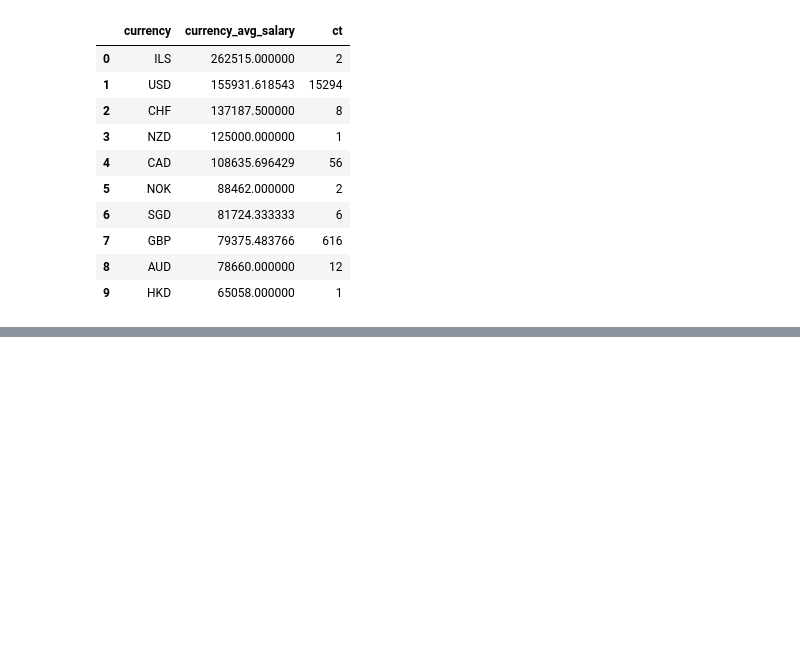
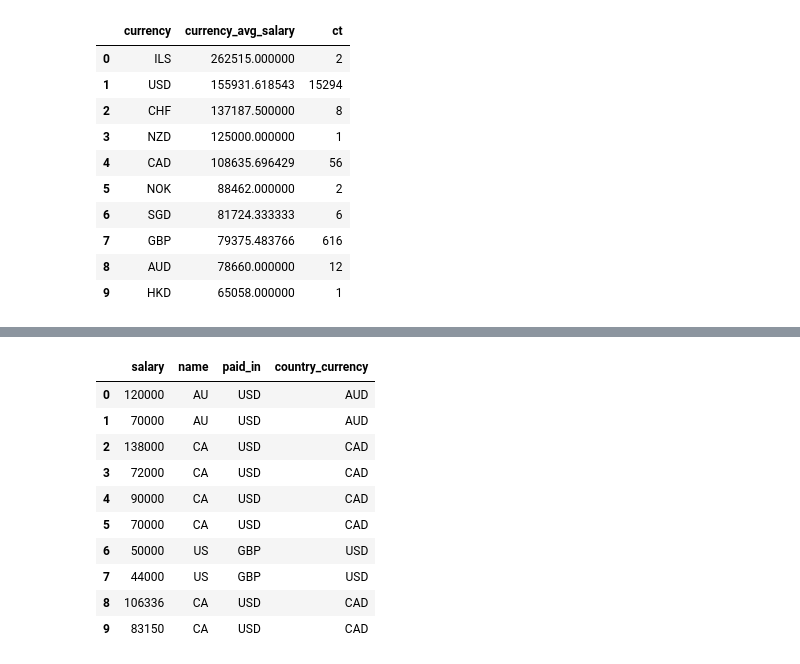
Before and after one commit to AdamYeisley/Group6, a Jupyter notebook: data_analysis.ipynb, the cells around one changed output, grey strips where cells are left out. Drawn from its saved outputs; the diff is of its cells as text; code cells hidden in the pictures; blank space fills up the shorter version.

```diff
--- a/data_analysis.ipynb
+++ b/data_analysis.ipynb
@@ -194,0 +443,19 @@ payByCurrency.head(10)
+# %%
+diffCurrency = pd.read_sql("SELECT e.salary, c.name, e.currency AS paid_in, m.cur AS country_currency FROM employee e " \
+"JOIN country c ON e.countryid = c.countryid " \
+"JOIN jsonb_each_text(%(mapping)s::jsonb) AS m(code, cur) ON c.name = m.code " \
+"WHERE e.currency <> m.cur", engine, params={"mapping": json.dumps(COUNTRY_TO_CURRENCY)})
+
+diffCurrency.head(10)
+# %% [output]
+|  | salary | name | paid_in | country_currency |
+| 0 | 120000 | AU | USD | AUD |
+| 1 | 70000 | AU | USD | AUD |
+| 2 | 138000 | CA | USD | CAD |
+| 3 | 72000 | CA | USD | CAD |
+| 4 | 90000 | CA | USD | CAD |
+| 5 | 70000 | CA | USD | CAD |
+| 6 | 50000 | US | GBP | USD |
+| 7 | 44000 | US | GBP | USD |
+| 8 | 106336 | CA | USD | CAD |
+| 9 | 83150 | CA | USD | CAD |
```
Also changed, not shown: parts of 9 cells of this notebook.
